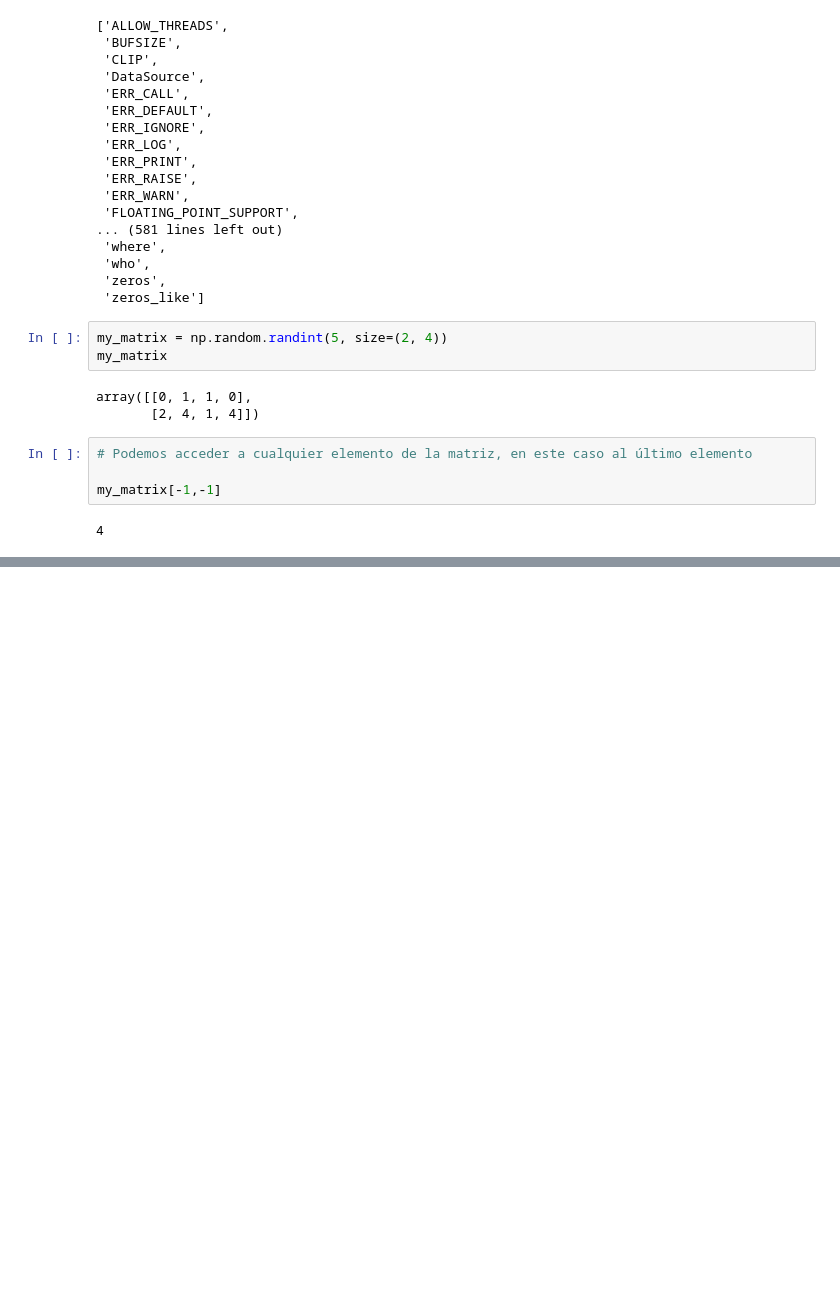
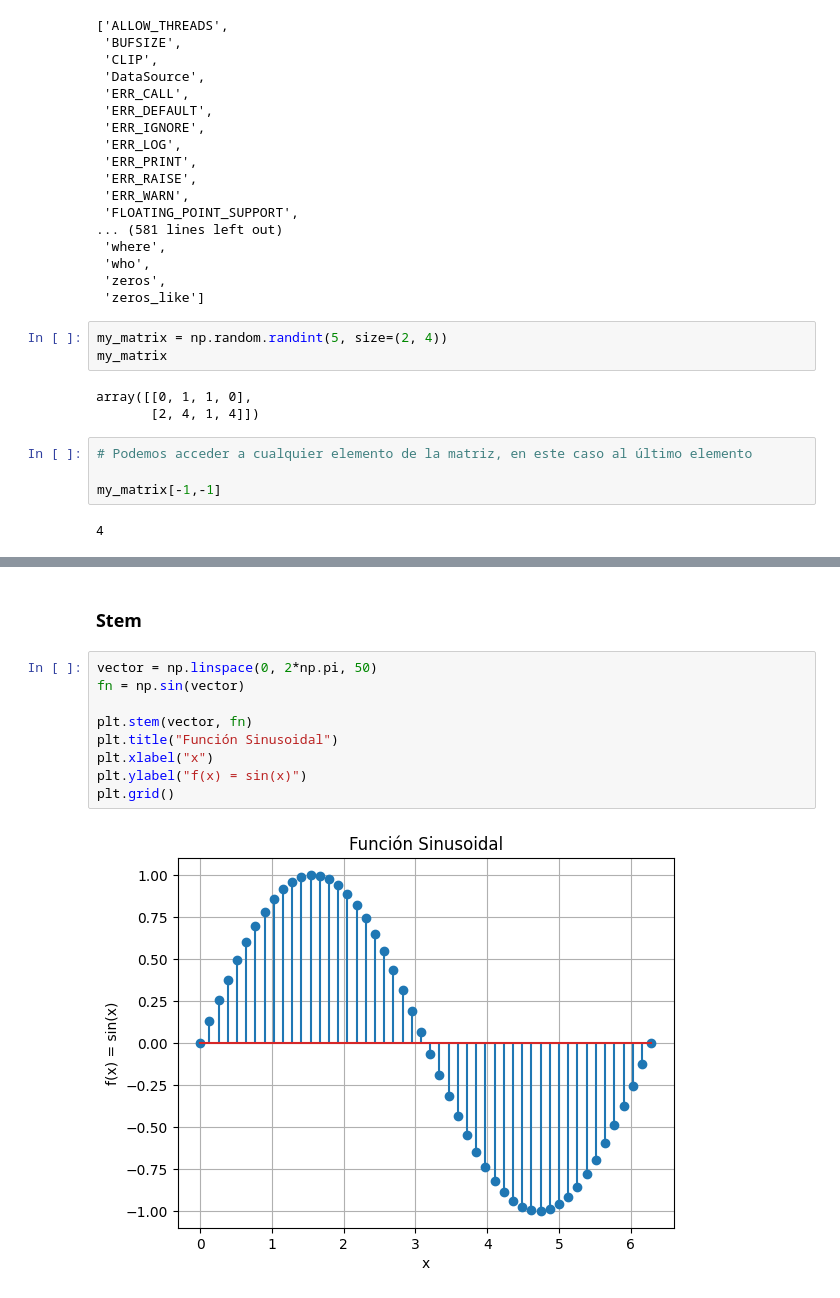
Before and after one commit to GbrlOl/python-course, a Jupyter notebook: module_course_by_GabrielOlmos.ipynb, the cells around one changed output, grey strips where cells are left out. Drawn from its saved outputs; the diff is of its cells as text; blank space fills up the shorter version.

```diff
--- a/module_course_by_GabrielOlmos.ipynb
+++ b/module_course_by_GabrielOlmos.ipynb
@@ -208,0 +298,13 @@ my_matrix[-1,-1]
+# %% [markdown]
+### Stem
+# %%
+vector = np.linspace(0, 2*np.pi, 50)
+fn = np.sin(vector)
+
+plt.stem(vector, fn)
+plt.title("Función Sinusoidal")
+plt.xlabel("x")
+plt.ylabel("f(x) = sin(x)")
+plt.grid()
+# %% [output]
+[figure, added]
```
Also changed, not shown: parts of 24 cells of this notebook.
